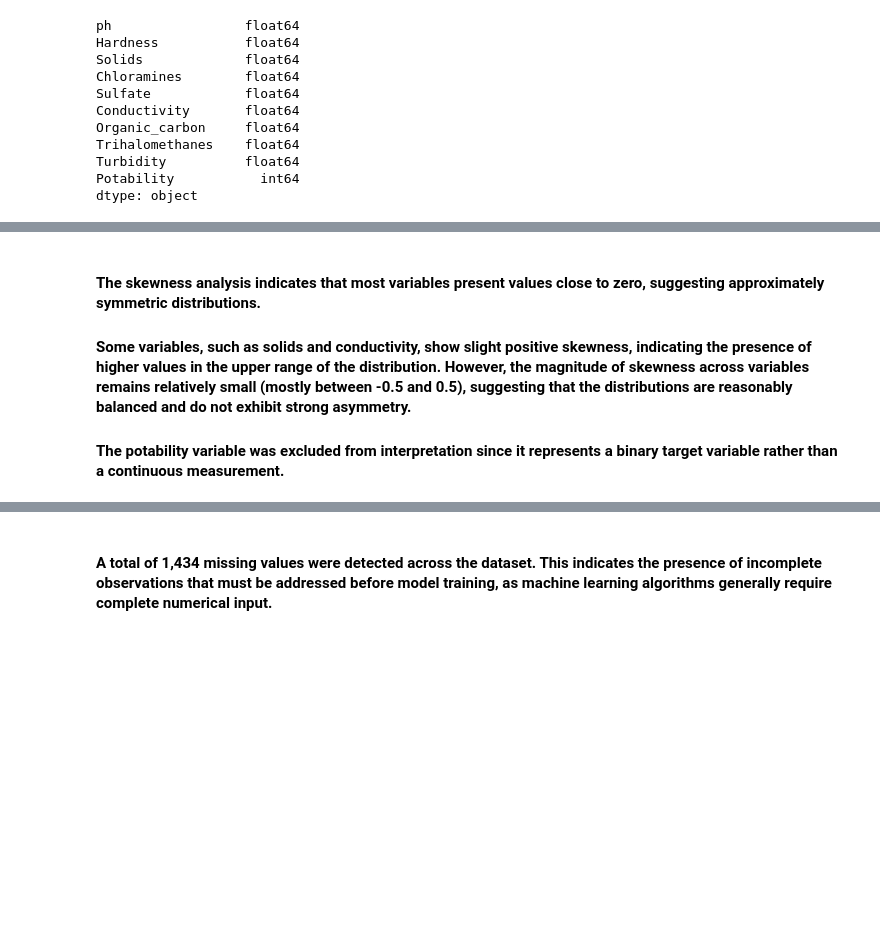
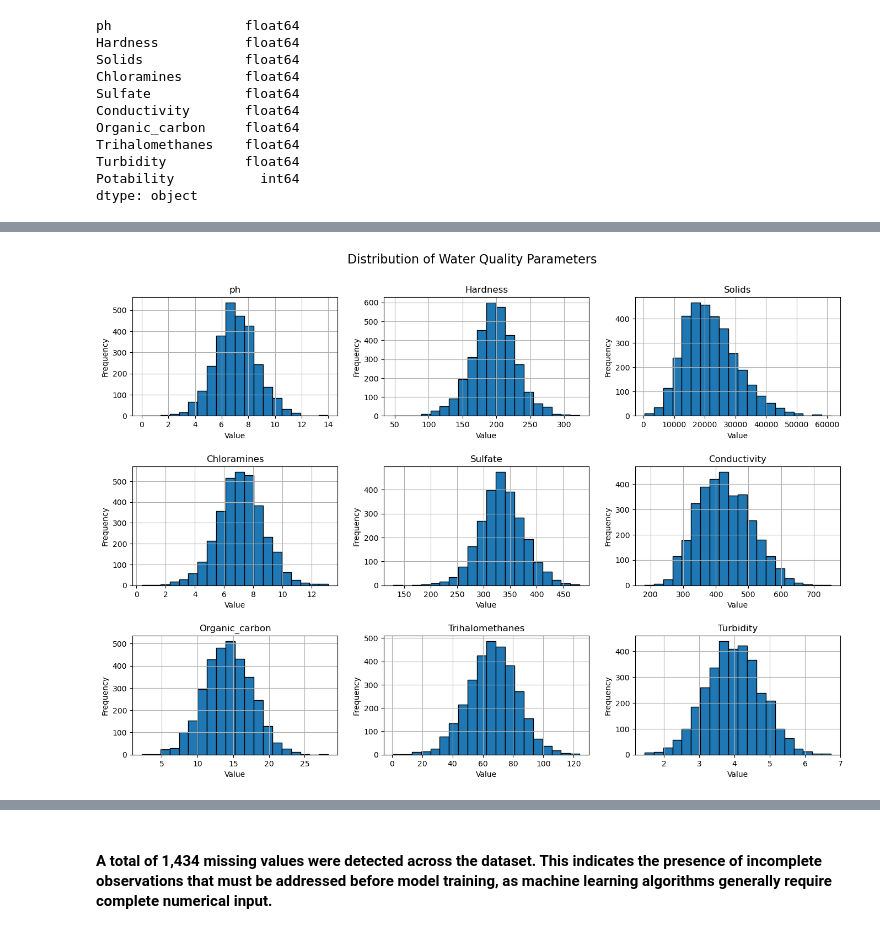
Before and after one commit to AnanyCasasManosalva/water-potability-prediction-ml, a Jupyter notebook: water_potability_prediction.ipynb, the cells around one changed output, grey strips where cells are left out. Saved outputs shown, nothing was run; the diff lists cells and outputs as text; code cells hidden in the pictures; blank space fills up the shorter version.

```diff
--- a/water_potability_prediction.ipynb
+++ b/water_potability_prediction.ipynb
@@ -251,7 +277,21 @@ water.describe()
 # %%
-plt.figure(figsize=(8,5))
-plt.hist(water['ph'], bins=14, range=(0,14), edgecolor='black')
-plt.title('pH Histogram')
-plt.xlabel('ph')
-plt.ylabel('Frecuency')
+# Exclude the target variable
+features = water.drop(columns=['Potability'])
+
+# Create histograms
+axes = features.hist(figsize=(14,10), bins=20, edgecolor='black')
+
+# Add labels to each subplot
+for ax in axes.flatten():
+    ax.set_xlabel("Value")
+    ax.set_ylabel("Frequency")
+
+# Add a main title
+plt.suptitle("Distribution of Water Quality Parameters", fontsize=16)
+
+# Improve spacing between plots
+plt.tight_layout(pad=2)
+
 plt.show()
+# %% [output]
+[figure, added]
@@ -275,4 +297,0 @@ for col in water.columns:
-# %% [markdown]
-#### The skewness analysis indicates that most variables present values close to zero, suggesting approximately symmetric distributions.
-#### Some variables, such as solids and conductivity, show slight positive skewness, indicating the presence of higher values in the upper range of the distribution. However, the magnitude of skewness across variables remains relatively small (mostly between -0.5 and 0.5), suggesting that the distributions are reasonably balanced and do not exhibit strong asymmetry.
-#### The potability variable was excluded from interpretation since it represents a binary target variable rather than a continuous measurement.
```
Also changed, not shown: parts of 76 cells of this notebook.
